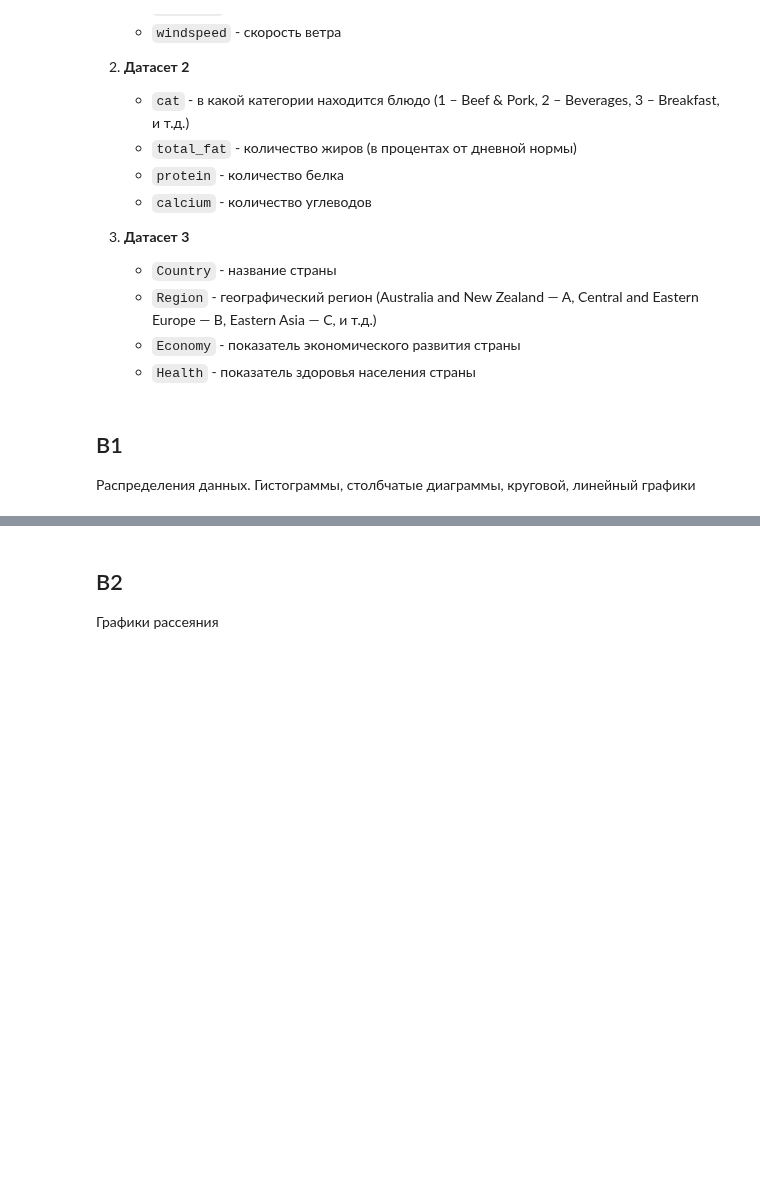
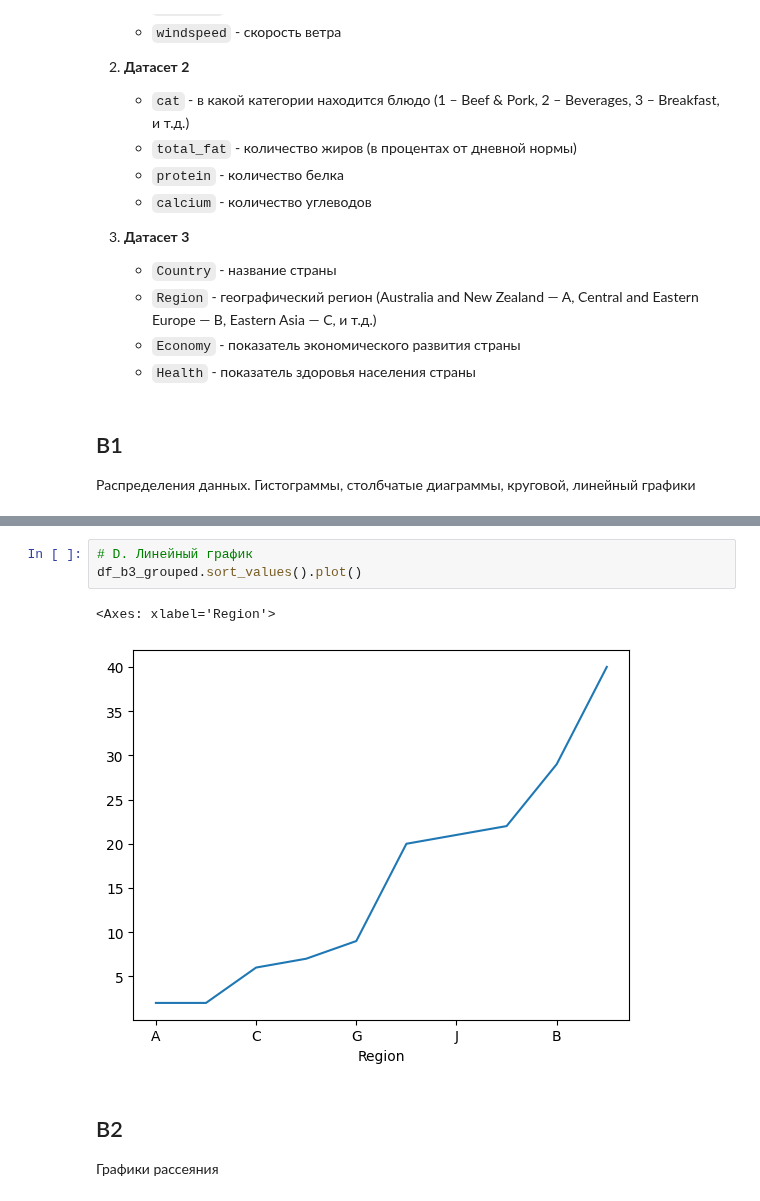
Before and after one commit to ksumarshmallow/Data-Analysis-Media-24, a Jupyter notebook: Seminars/Sem7/MidTerm.ipynb, the cells around one changed output, grey strips where cells are left out. Drawn from its saved outputs; the diff is of its cells as text; blank space fills up the shorter version.

```diff
--- a/Seminars/Sem7/MidTerm.ipynb
+++ b/Seminars/Sem7/MidTerm.ipynb
@@ -194,3 +274,9 @@ df_b5 = read_data('b', 5)
+# %%
+# D. Линейный график
+df_b3_grouped.sort_values().plot()
+# %% [output]
+<Axes: xlabel='Region'>
+[figure, added]
 # %% [markdown]
 ## B2
 Графики рассеяния
```
Also changed, not shown: parts of 53 cells of this notebook, 2 other files.
